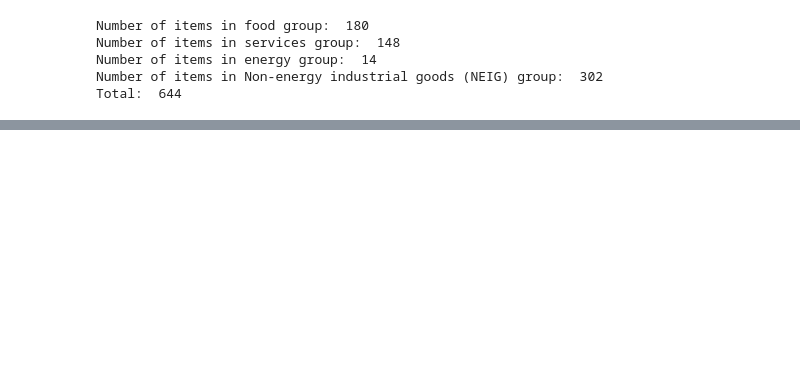
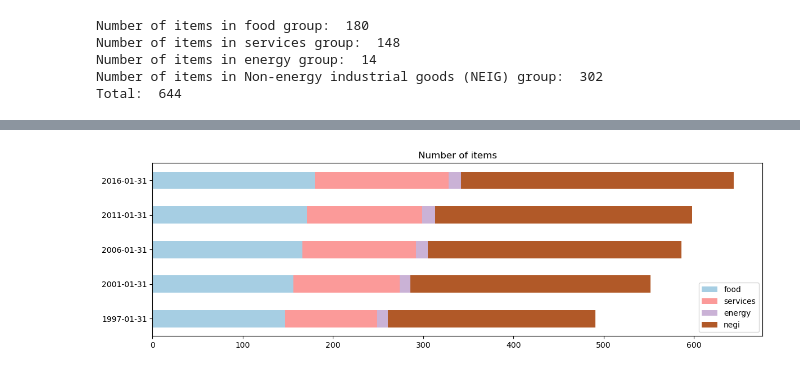
Before and after one commit to lamlam98765/thesis_code, a Jupyter notebook: main/2_Preprocess_HICP_all.ipynb, the cells around one changed output, grey strips where cells are left out. Drawn from its saved outputs; the diff is of its cells as text; code cells hidden in the pictures; blank space fills up the shorter version.

```diff
--- a/main/2_Preprocess_HICP_all.ipynb
+++ b/main/2_Preprocess_HICP_all.ipynb
@@ -266,0 +273,11 @@ Total:  644
+# %%
+# create df reporting number of items by year:
+
+summary_df_num = pd.DataFrame(columns=['food', 'services', 'energy', 'negi', 'total'],
+                          index = ['1997-01-31','2001-01-31', '2006-01-31', '2011-01-31', '2016-01-31'])
+for i in summary_df_num.index:
+    summary_df_num.loc[i, 'food'] = food.loc[i].count()
+    summary_df_num.loc[i, 'services'] = services.loc[i].count()
+    summary_df_num.loc[i, 'energy'] = energy.loc[i].count()
+    summary_df_num.loc[i, 'negi'] = negi.loc[i].count()
+summary_df_num['total'] = summary_df_num.sum(axis=1)
@@ -266,0 +316,10 @@ Total:  644
+# %%
+import matplotlib.pyplot as plt
+
+summary_df_num.drop(columns='total').plot(kind='barh', stacked=True, cmap='Paired', figsize=(14, 4))
+plt.title('Number of items')
+plt.
+plt.legend()
+plt.show()
+# %% [output]
+[figure, added]
```
Also changed, not shown: parts of 7 cells of this notebook, 8 other files.
